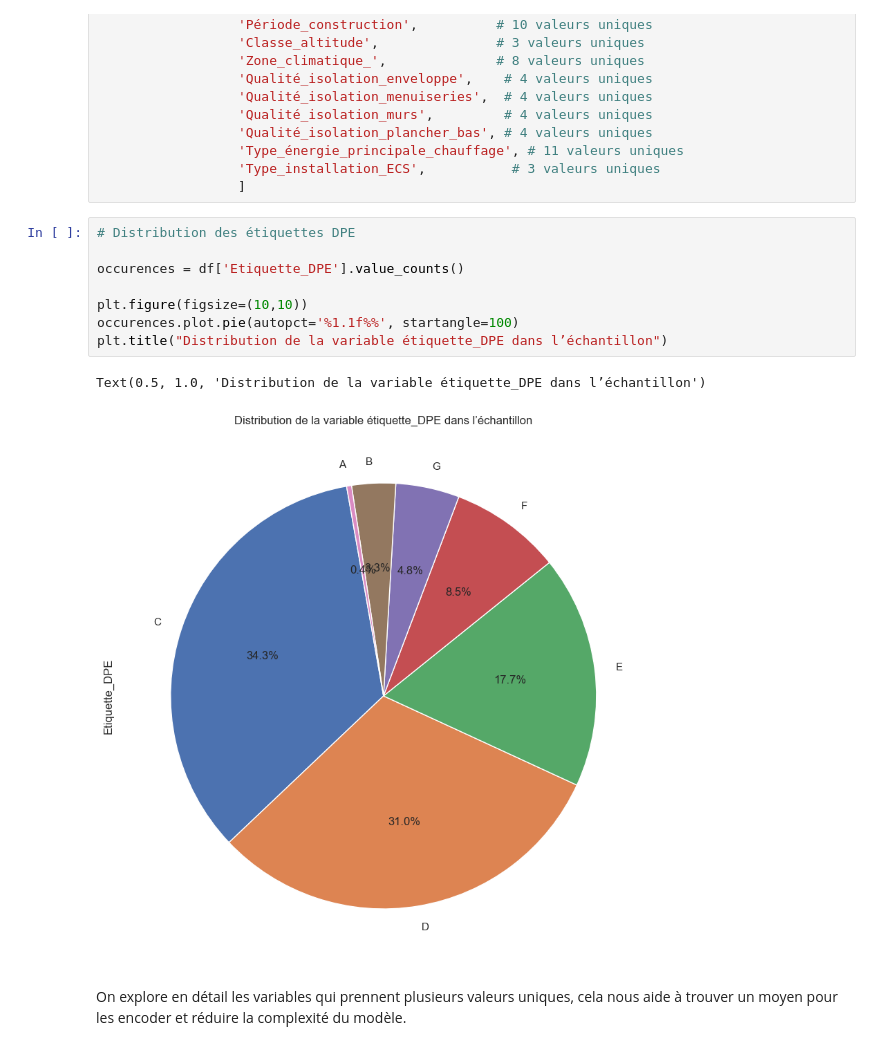
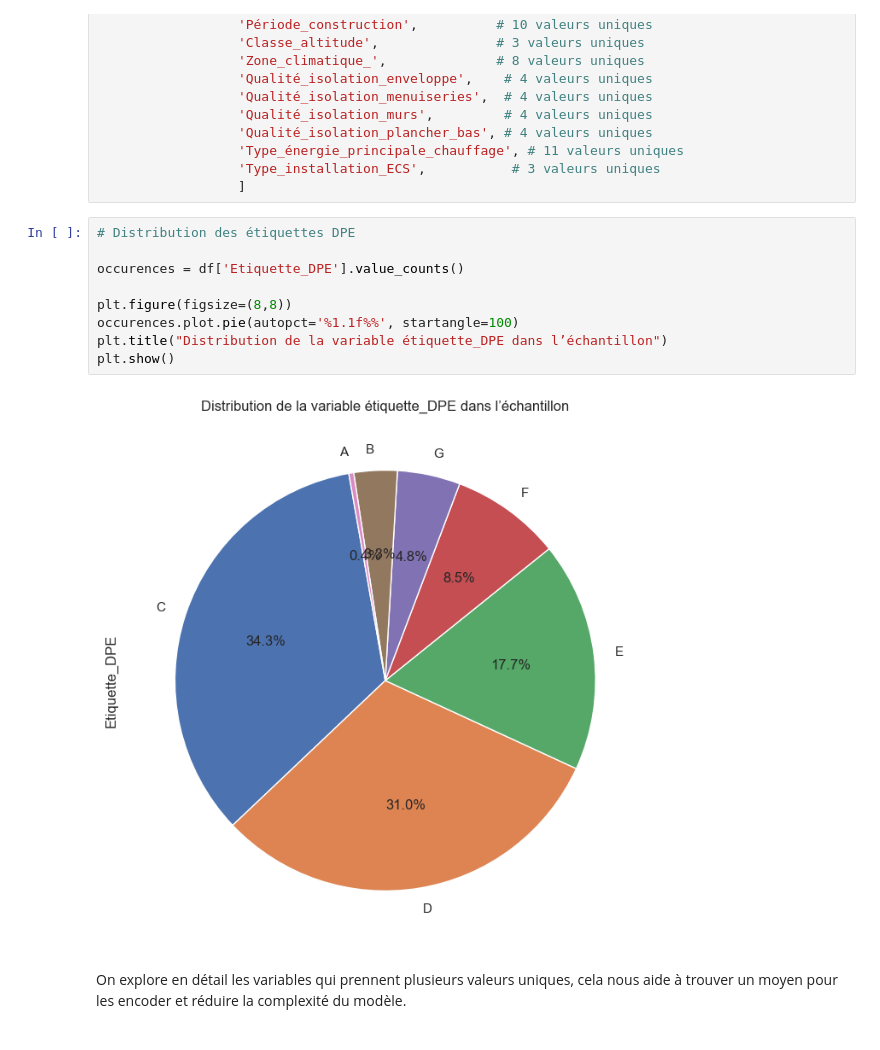
Before and after one commit to LACHQER-Wiam/Projet-Python, a Jupyter notebook: data.ipynb, the cells around one changed output. Drawn from its saved outputs; the diff is of its cells as text.

```diff
--- a/data.ipynb
+++ b/data.ipynb
@@ -434,14 +439,14 @@ categorical_variables = ['Type_énergie_n°1',       # 11 valeurs uniques
 # %%
 # Distribution des étiquettes DPE
 
 occurences = df['Etiquette_DPE'].value_counts()
 
-plt.figure(figsize=(10,10))
+plt.figure(figsize=(8,8))
 occurences.plot.pie(autopct='%1.1f%%', startangle=100)
 plt.title("Distribution de la variable étiquette_DPE dans l’échantillon")
+plt.show()
 # %% [output]
-Text(0.5, 1.0, 'Distribution de la variable étiquette_DPE dans l’échantillon')
-[figure, old version]
+[figure, new version]
 # %% [markdown]
 On explore en détail les variables qui prennent plusieurs valeurs uniques, cela nous aide à trouver un moyen pour les encoder et réduire la complexité du modèle.
 # %%
```
Also changed, not shown: parts of 40 cells of this notebook.
